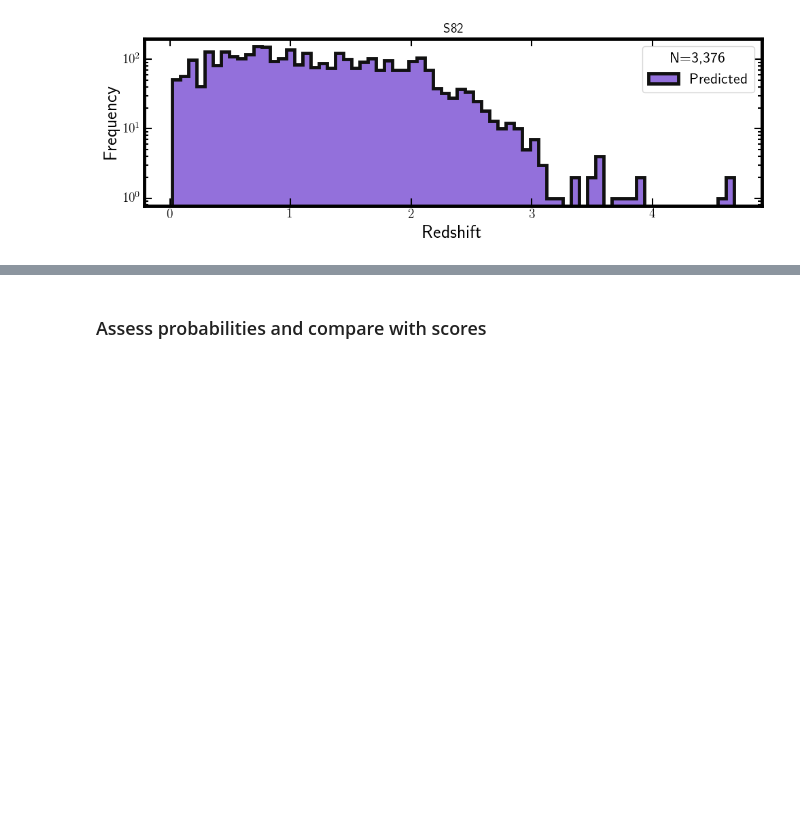
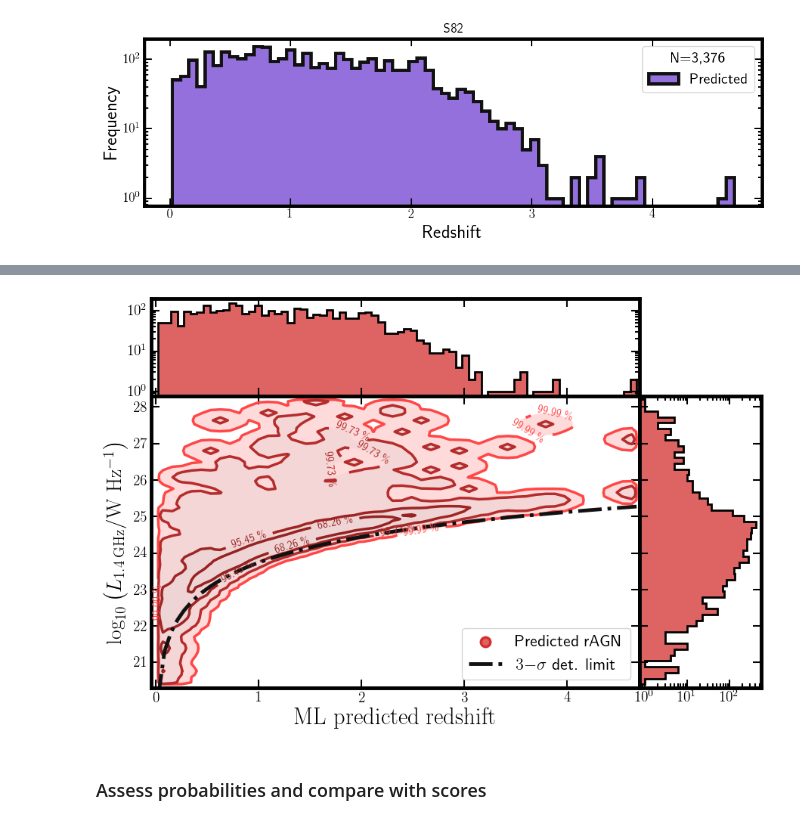
Before and after one commit to racarvajal/Pipeline_ML_6arcsec, a Jupyter notebook: ML_06.ipynb, the cells around one changed output, grey strips where cells are left out. Saved outputs shown, nothing was run; the diff lists cells and outputs as text; code cells hidden in the pictures; blank space fills up the shorter version.

Commit message:
plot lum vs z. Use S82

```diff
--- a/ML_06.ipynb
+++ b/ML_06.ipynb
@@ -1801,3 +1898,94 @@ plt.show()
+# %%
+lums_dist_rAGN = cosmo.luminosity_distance(full_catalog_df.loc[:, used_z_rAGN].values).to(u.m)
+full_catalog_df.loc[:, 'lum_dist'] = lums_dist_rAGN.value
+# %%
+lums_rAGN = radio_lum(full_catalog_df.loc[:, int_flux_col].values * u.mJy,
+                      full_catalog_df.loc[:, used_z_rAGN].values, radio_alpha)
+full_catalog_df.loc[:, 'lum_base'] = lums_rAGN.value
+# %%
+lums_rAGN_14_GHz = lums_rAGN * ((1.4 * u.GHz) / radio_freq.to(u.GHz))**radio_alpha
+full_catalog_df.loc[:, 'lum_14_GHz']     = lums_rAGN_14_GHz.value
+full_catalog_df.loc[:, 'log_lum_14_GHz'] = np.log10(lums_rAGN_14_GHz.value)
+# %%
+nstep = 4
+seq_cont   = np.logspace(-1.5, 0.0, nstep)
+seq_cont   = np.insert(seq_cont, 0, 0.0)
+seq_fill   = np.logspace(-1.5, 0.0, nstep+2)
+seq_fill   = np.insert(seq_fill, 0, 0.0)
+# %%
+
+
+fig    = plt.figure(figsize=(9, 6))
+grid   = fig.add_gridspec(ncols=2, nrows=2, width_ratios=[4, 1],
+                          height_ratios=[1, 3], hspace=0.0, wspace=0.0)
+axs    = {}
+axs[0] = fig.add_subplot(grid[0, 0], yscale='log')
+axs[1] = fig.add_subplot(grid[1, 0], yscale='linear', sharex=axs[0])
+axs[2] = fig.add_subplot(grid[1, 1], xscale='log', yscale='linear', sharey=axs[1])
+
+min_z = np.nanmin(full_catalog_df.loc[filter_radio_AGN_prob_p, used_z_rAGN].values)
+max_z = np.nanmax(full_catalog_df.loc[filter_radio_AGN_prob_p, used_z_rAGN].values)
+
+min_lum  = np.nanmin(lums_rAGN_14_GHz.value)
+max_lum  = np.nanmax(lums_rAGN_14_GHz.value)
+
+n_bins   = [50, 75]
+
+bins_z   = np.linspace(min_z, max_z, n_bins[1])
+# bins_lum = np.logspace(np.log10(min_lum), np.log10(max_lum), n_bins[0])
+bins_lum = np.linspace(np.log10(min_lum), np.log10(max_lum), n_bins[0])
+
+sigmas_perc     = [0.6826, 0.9545, 0.9973, 0.99994]  # [0.6826, 0.9545, 0.9973, 0.99994, 0.99999]
+sigmas_perc_inv = [1. - sigma for sigma in sigmas_perc][::-1]
+
+H_rAGN, xedges_rAGN, yedges_rAGN = np.histogram2d(full_catalog_df.loc[filter_radio_AGN_prob_p, used_z_rAGN],
+                                   full_catalog_df.loc[filter_radio_AGN_prob_p, 'log_lum_14_GHz'], bins=n_bins)
+
+H_rAGN_smooth = clean_and_smooth_matrix(H_rAGN, sigma=1.5)
+
+Z_rAGN = (H_rAGN_smooth.T - H_rAGN_smooth.T.min())/(H_rAGN_smooth.T.max() - H_rAGN_smooth.T.min())
+
+# fix probable lines not closing
+# Z_rAGN = make_borders_zero(Z_rAGN)
+Z_rAGN, x_centers_rAGN, y_centers_rAGN = pad_matrix_zeros(Z_rAGN, xedges_rAGN, yedges_rAGN)
+
+CS_rAGN_f = axs[1].contourf(x_centers_rAGN, y_centers_rAGN, Z_rAGN, levels=sigmas_perc_inv,
+                            colors=cm_gradient_rAGN(seq_fill[::-1]), extend='max',
+                            alpha=0.2, antialiased=True)
+CS_rAGN = axs[1].contour(x_centers_rAGN, y_centers_rAGN, Z_rAGN, levels=sigmas_perc_inv,
+                         colors=cm_gradient_rAGN(seq_cont[::-1]), linewidths=2.5)
+for count in np.arange(2):  # times to run nex command, more labels
+    ax1.clabel(CS_rAGN, CS_rAGN.levels, inline=True, fmt=fmt, fontsize=10)
+
+axs[1].scatter([-1], [10], marker='o', edgecolor=colour_rAGN, color=colour_rAGN_shade, s=80, label='Predicted rAGN', linewidths=2.5)
+
+
+axs[1].plot(bins_z, np.log10((radio_lum(3 * limit_flux_survey_b * u.Jy, bins_z, radio_alpha) * ((1.4 * u.GHz) / (944 * u.MHz).to(u.GHz))**radio_alpha).value),
+            ls='-.', marker=None, color='k', label='$3 {-} \sigma$ det. limit', lw=3.5)
+
+axs[0].hist(full_catalog_df.loc[filter_radio_AGN_prob_p, used_z_rAGN], bins=bins_z,
+            histtype='stepfilled', fc=colour_rAGN_shade, ec=(0, 0, 0, 1), lw=2)
+
+axs[2].hist(np.log10(lums_rAGN_14_GHz.value)[filter_radio_AGN_prob_p], bins=bins_lum, orientation='horizontal', histtype='stepfilled',
+            fc=colour_rAGN_shade, ec=(0, 0, 0, 1), lw=2)
+
+axs[1].legend(loc='lower right', fontsize=16)
+axs[1].set_xlabel(r'$\mathrm{ML ~ predicted ~ redshift}$', fontsize=22)
+axs[1].set_ylabel(r'$\log_{10}\left( L_{1.4\,\mathrm{GHz}} / \mathrm{W ~ Hz^{-1}} \right)$', fontsize=20)
+for ax_count in [0, 1, 2]:
+    axs[ax_count].tick_params(which='both', top=True, right=True, direction='in')
+    axs[ax_count].tick_params(axis='both', which='major', labelsize=14)
+    axs[ax_count].tick_params(which='major', length=8, width=1.5)
+    axs[ax_count].tick_params(which='minor', length=4, width=1.5)
+    plt.setp(axs[ax_count].spines.values(), linewidth=3.5)
+    plt.setp(axs[ax_count].spines.values(), linewidth=3.5)
+plt.setp(axs[2].get_yticklabels(), visible=False)
+axs[1].set_ylim(bottom=20.3, top=28.3)
+axs[1].set_xlim(left=-0.05, right=4.7)
+plt.tight_layout()
+plt.show()
+# %% [output]
+[figure, added]
 # %% [markdown]
 ### Assess probabilities and compare with scores
 # %%
```
Also changed, not shown: parts of 13 cells of this notebook.
